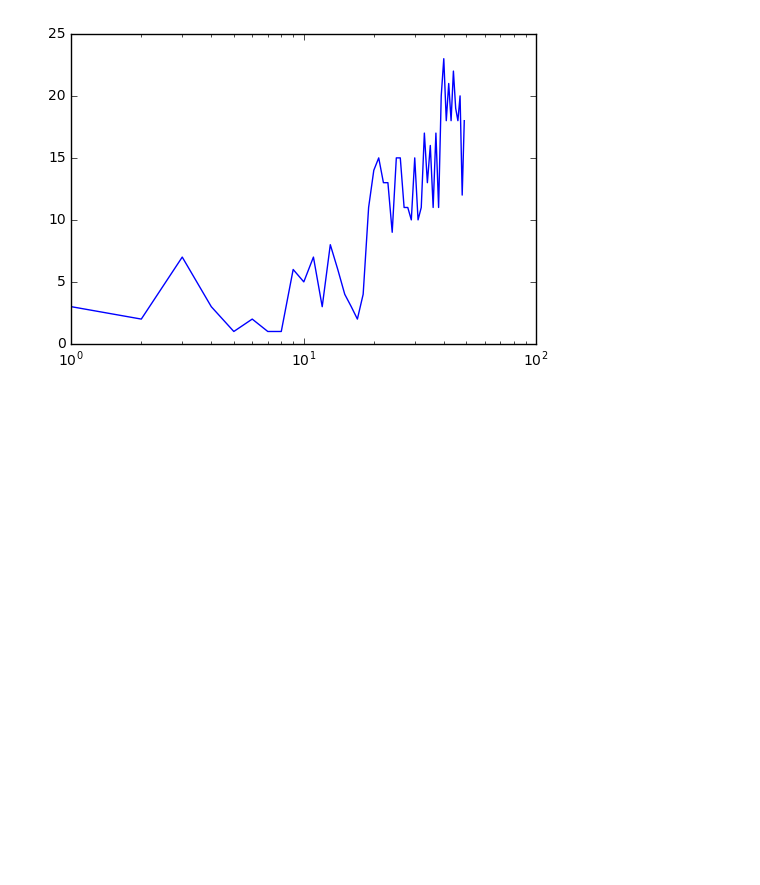
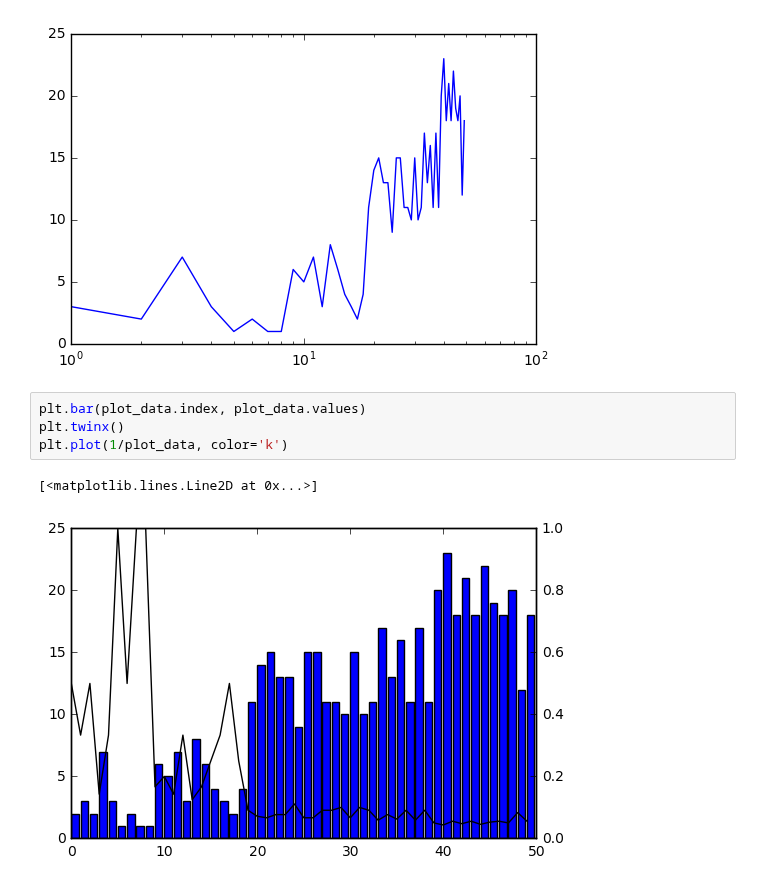
Before and after one commit to calculquebec/cq-formation-analyse-visualisation-python, a Jupyter notebook: Analyse et visualisation de donnees avec Python - Big Data 2016.ipynb, the cells around one changed output. Cells and saved outputs as stored; diff of their text form; blank space fills up the shorter version.

```diff
--- a/Analyse et visualisation de donnees avec Python - Big Data 2016.ipynb
+++ b/Analyse et visualisation de donnees avec Python - Big Data 2016.ipynb
@@ -781,3 +781,10 @@ plt.semilogx(plot_data)
 # %% [output]
 [<matplotlib.lines.Line2D at 0x...>]
 [figure]
+# %%
+plt.bar(plot_data.index, plot_data.values)
+plt.twinx()
+plt.plot(1/plot_data, color='k')
+# %% [output]
+[<matplotlib.lines.Line2D at 0x...>]
+[figure, added]
```
Also changed, not shown: parts of 1 cell of this notebook.
